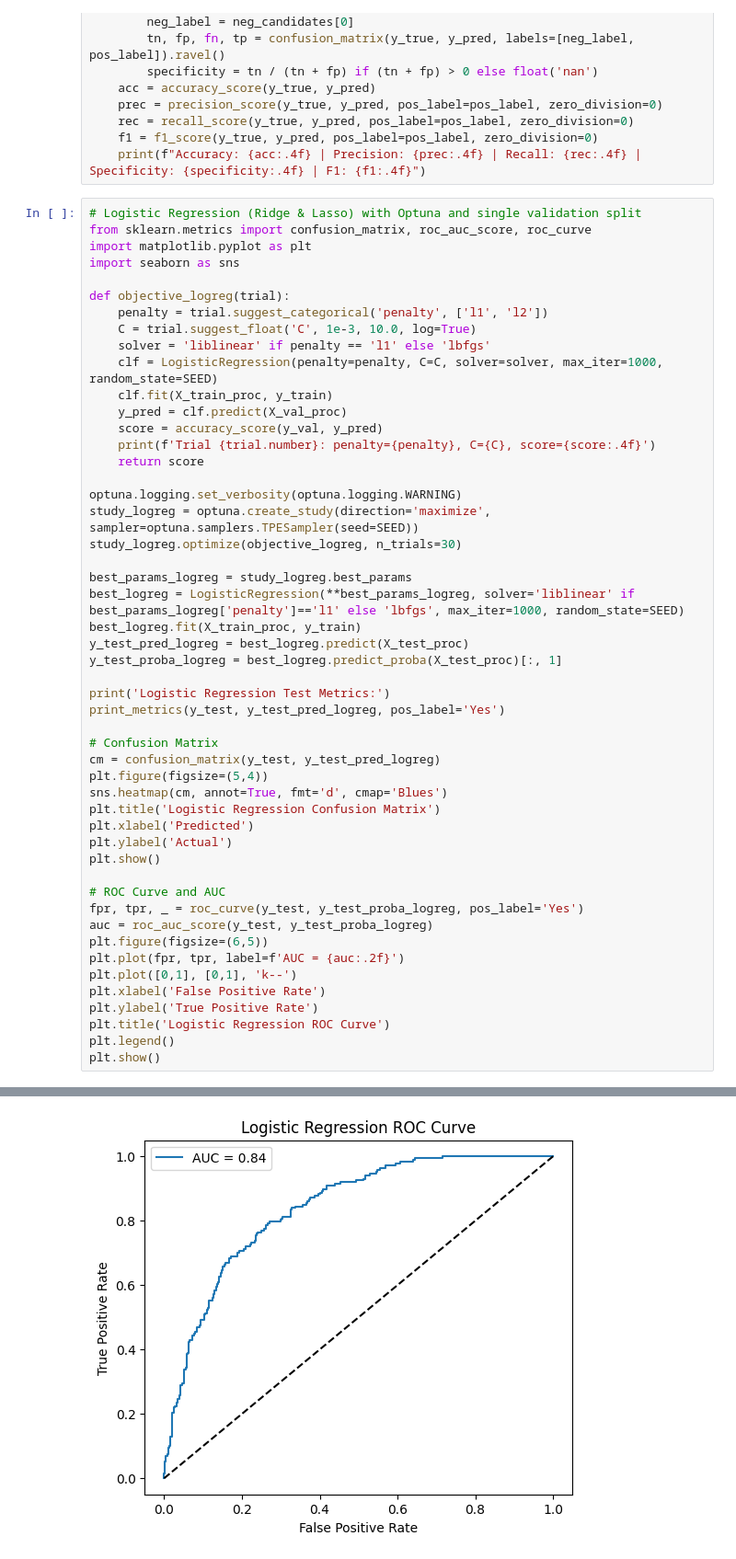
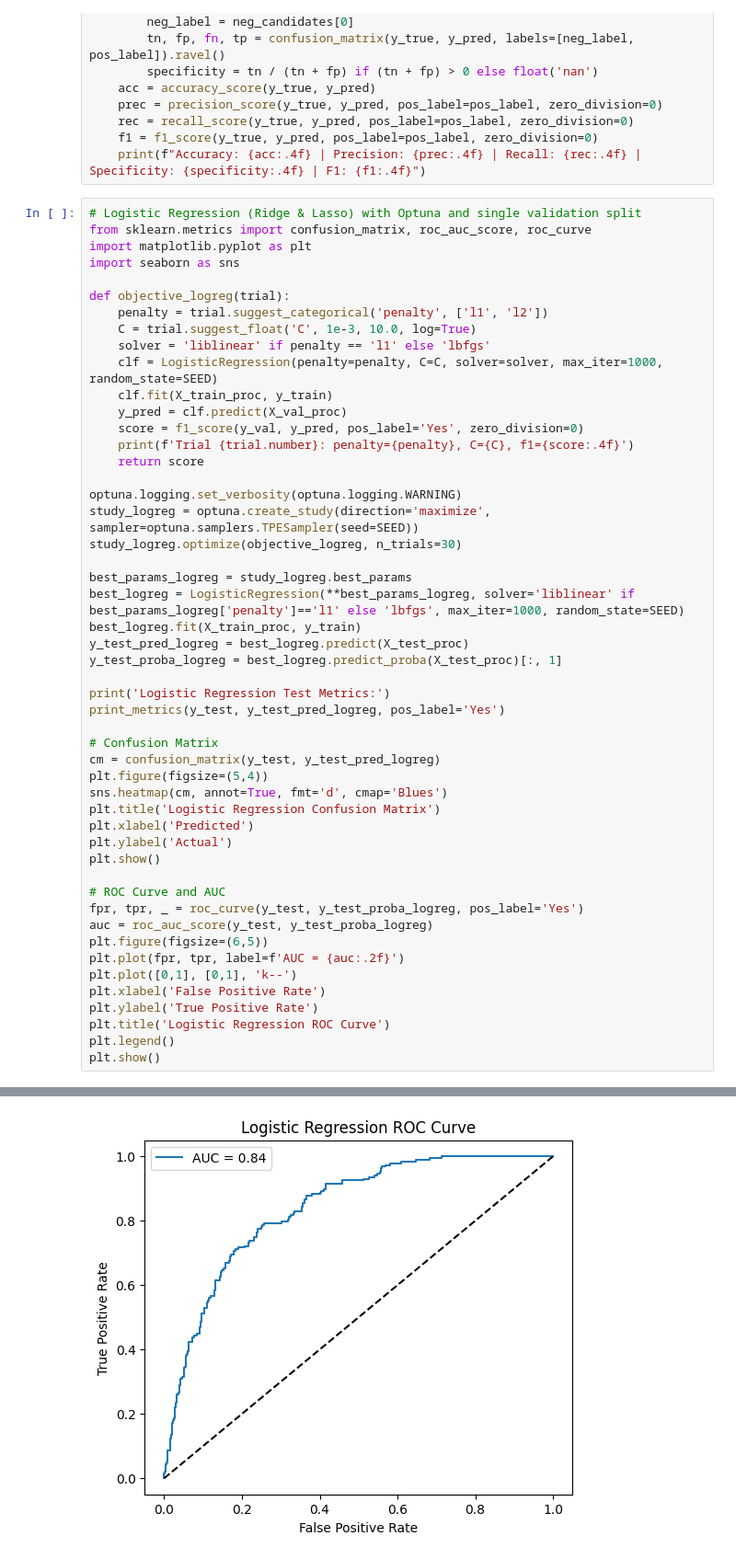
Before and after one commit to shreyaslshah/ecs221, a Jupyter notebook: models-oversampling.ipynb, the cells around one changed output, grey strips where cells are left out. Shown at 92% size. Saved outputs shown, nothing was run; the diff lists cells and outputs as text.

```diff
--- a/models-oversampling.ipynb
+++ b/models-oversampling.ipynb
@@ -188,8 +197,8 @@ def objective_logreg(trial):
     clf = LogisticRegression(penalty=penalty, C=C, solver=solver, max_iter=1000, random_state=SEED)
     clf.fit(X_train_proc, y_train)
     y_pred = clf.predict(X_val_proc)
-    score = accuracy_score(y_val, y_pred)
-    print(f'Trial {trial.number}: penalty={penalty}, C={C}, score={score:.4f}')
+    score = f1_score(y_val, y_pred, pos_label='Yes', zero_division=0)
+    print(f'Trial {trial.number}: penalty={penalty}, C={C}, f1={score:.4f}')
     return score
 
 optuna.logging.set_verbosity(optuna.logging.WARNING)
@@ -246,2 +255,2 @@ Accuracy: 0.7475 | Precision: 0.5158 | Recall: 0.7861 | Specificity: 0.7336 | F1
 [figure]
-[figure, old version]
+[figure, new version]
```
Also changed, not shown: parts of 12 cells of this notebook, 3 other files.
